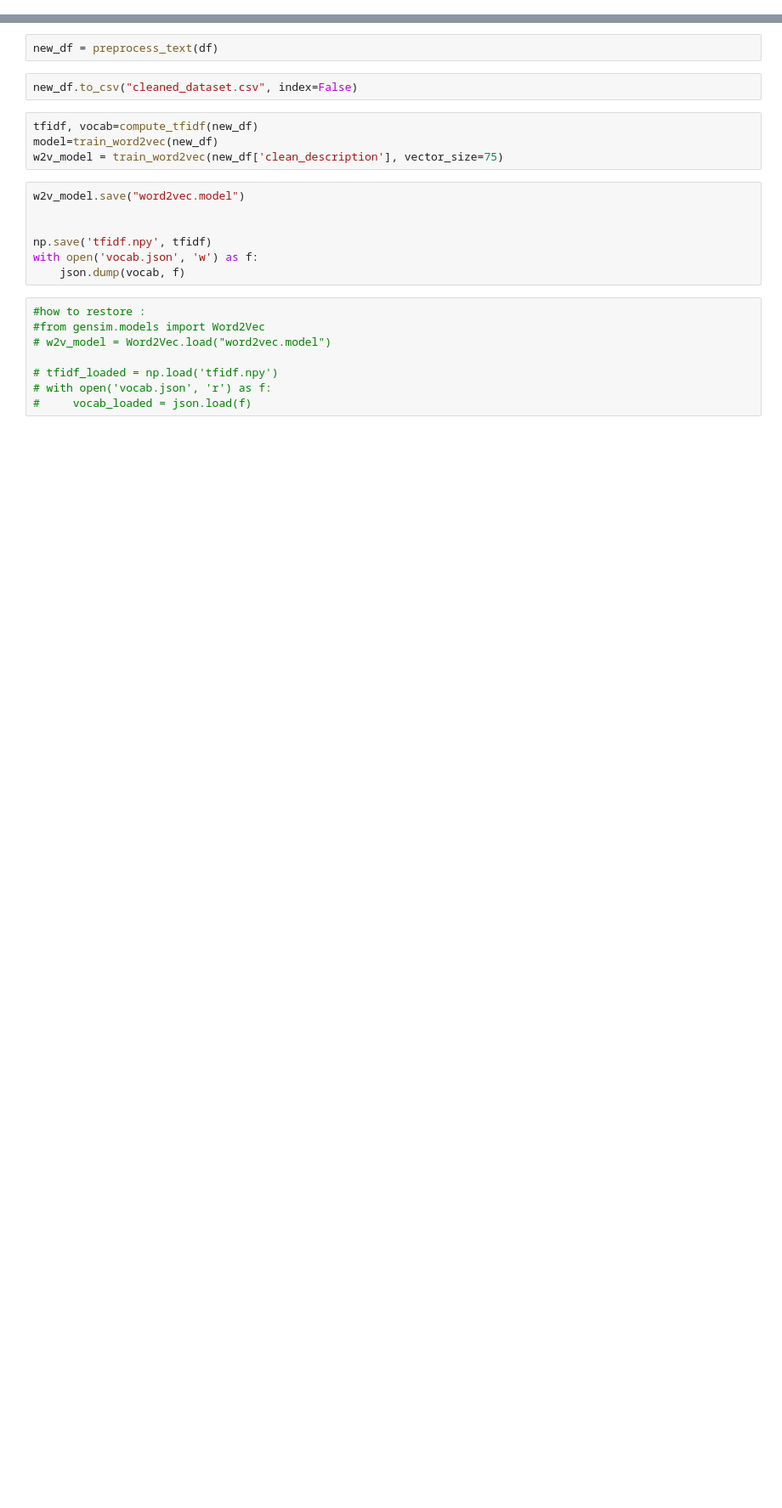
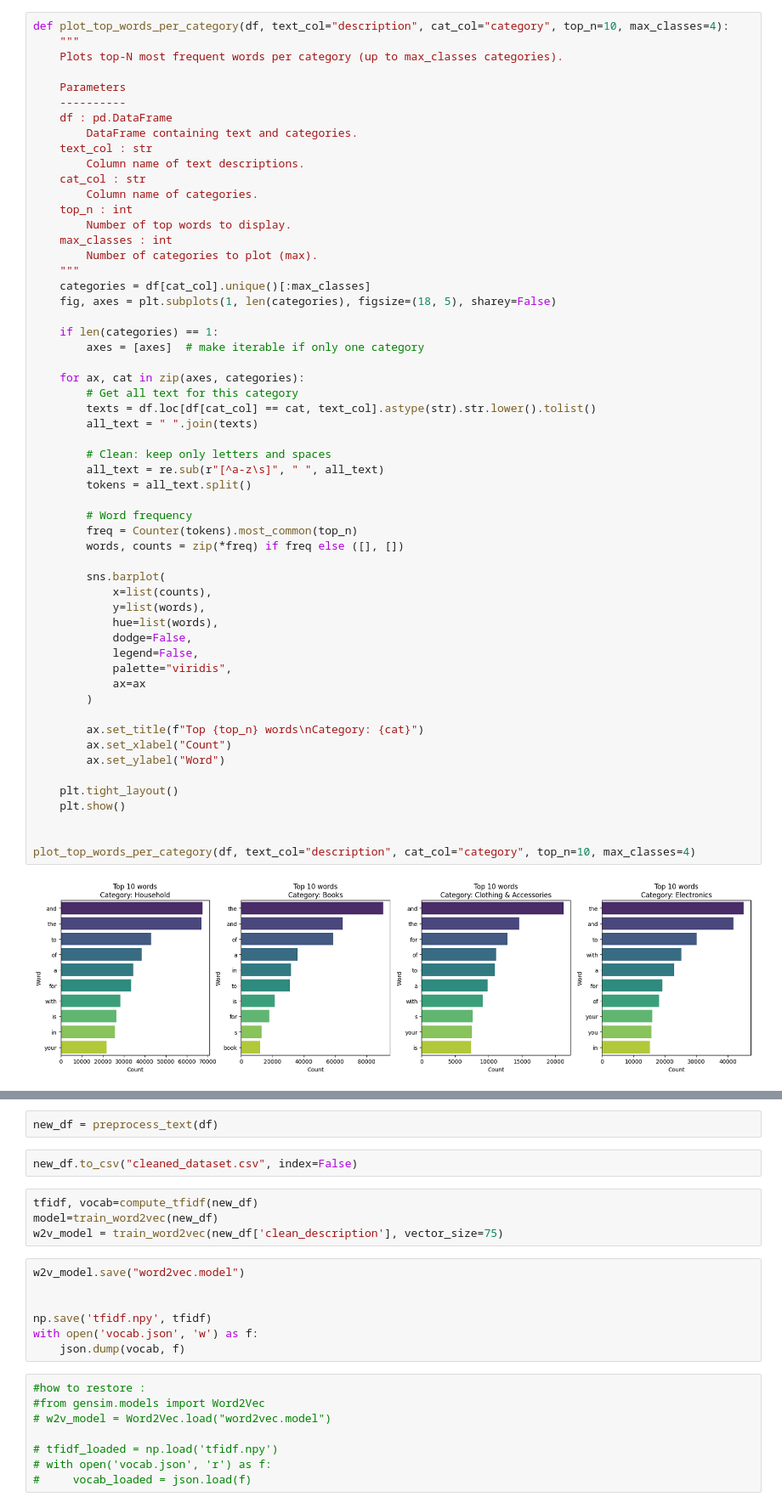
Before and after one commit to AlirezaSaffar/ecommerce-text-classifier, a Jupyter notebook: main.ipynb, the cells around one changed output, grey strips where cells are left out. Shown at 85% size. Cells and saved outputs as stored; diff of their text form; blank space fills up the shorter version.

Commit message:
feat: add data profiling

```diff
--- a/main.ipynb
+++ b/main.ipynb
@@ -87,0 +126,58 @@ Downloading ecommerce-text-classification.zip to ./ecommerce-text-classification
+# %%
+def plot_top_words_per_category(df, text_col="description", cat_col="category", top_n=10, max_classes=4):
+    """
+    Plots top-N most frequent words per category (up to max_classes categories).
+
+    Parameters
+    ----------
+    df : pd.DataFrame
+        DataFrame containing text and categories.
+    text_col : str
+        Column name of text descriptions.
+    cat_col : str
+        Column name of categories.
+    top_n : int
+        Number of top words to display.
+    max_classes : int
+        Number of categories to plot (max).
+    """
+    categories = df[cat_col].unique()[:max_classes]
+    fig, axes = plt.subplots(1, len(categories), figsize=(18, 5), sharey=False)
+
+    if len(categories) == 1:
+        axes = [axes]  # make iterable if only one category
+
+    for ax, cat in zip(axes, categories):
+        # Get all text for this category
+        texts = df.loc[df[cat_col] == cat, text_col].astype(str).str.lower().tolist()
+        all_text = " ".join(texts)
+
+        # Clean: keep only letters and spaces
+        all_text = re.sub(r"[^a-z\s]", " ", all_text)
+        tokens = all_text.split()
+
+        # Word frequency
+        freq = Counter(tokens).most_common(top_n)
+        words, counts = zip(*freq) if freq else ([], [])
+
+        sns.barplot(
+            x=list(counts),
+            y=list(words),
+            hue=list(words),
+            dodge=False,
+            legend=False,
+            palette="viridis",
+            ax=ax
+        )
+
+        ax.set_title(f"Top {top_n} words\nCategory: {cat}")
+        ax.set_xlabel("Count")
+        ax.set_ylabel("Word")
+
+    plt.tight_layout()
+    plt.show()
+
+
+plot_top_words_per_category(df, text_col="description", cat_col="category", top_n=10, max_classes=4)
+# %% [output]
+[figure, added]
```
Also changed, not shown: parts of 22 cells of this notebook.
